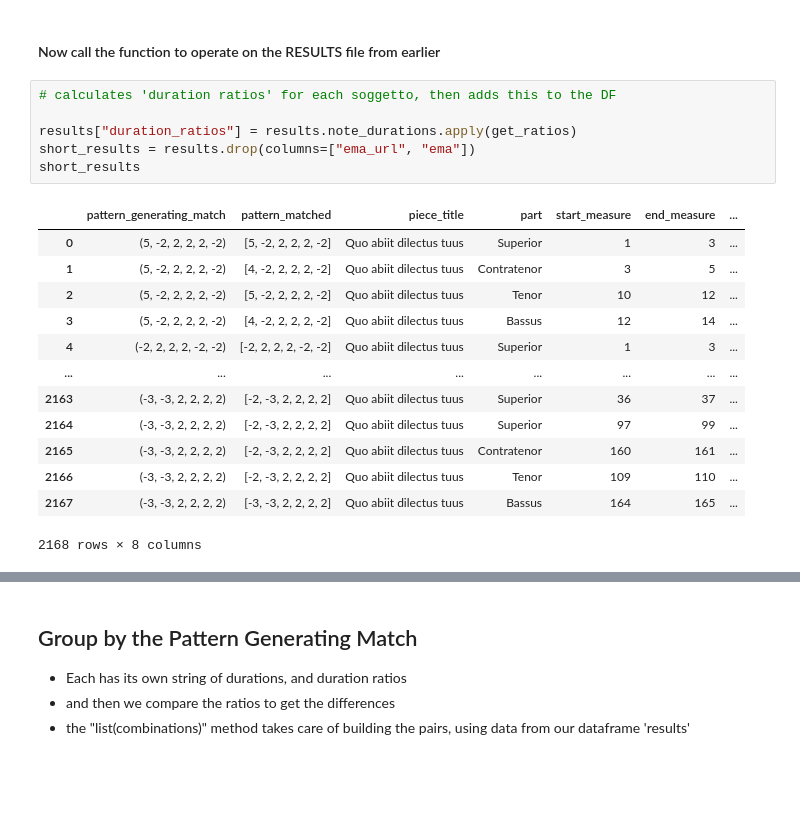
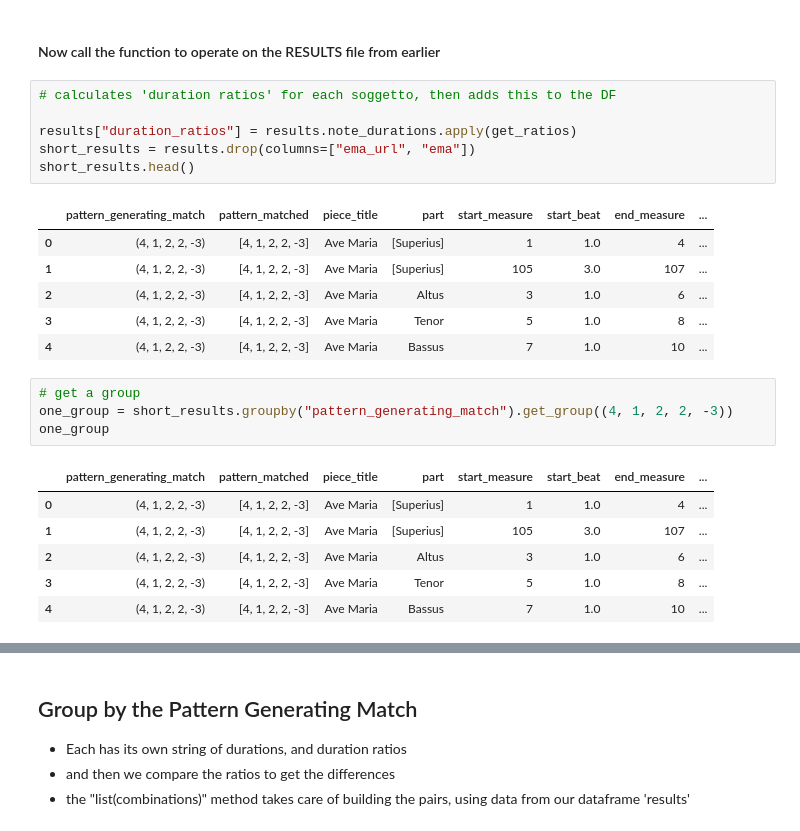
Before and after one commit to RichardFreedman/CRIM-notebooks, a Jupyter notebook: CRIM/CRIM_intervals_nb_1_8_21_dev.ipynb, the cells around one changed output, grey strips where cells are left out. Saved outputs shown, nothing was run; the diff lists cells and outputs as text; blank space fills up the shorter version.

```diff
--- a/CRIM/CRIM_intervals_nb_1_8_21_dev.ipynb
+++ b/CRIM/CRIM_intervals_nb_1_8_21_dev.ipynb
@@ -402,20 +457,24 @@ def get_ratios(input_list):
 # %%
 # calculates 'duration ratios' for each soggetto, then adds this to the DF
 
 results["duration_ratios"] = results.note_durations.apply(get_ratios)
 short_results = results.drop(columns=["ema_url", "ema"])
-short_results
+short_results.head()
 # %% [output]
-|  | pattern_generating_match | pattern_matched | piece_title | part | start_measure | end_measure | ... |
-| 0 | (5, -2, 2, 2, 2, -2) | [5, -2, 2, 2, 2, -2] | Quo abiit dilectus tuus | Superior | 1 | 3 | ... |
-| 1 | (5, -2, 2, 2, 2, -2) | [4, -2, 2, 2, 2, -2] | Quo abiit dilectus tuus | Contratenor | 3 | 5 | ... |
-| 2 | (5, -2, 2, 2, 2, -2) | [5, -2, 2, 2, 2, -2] | Quo abiit dilectus tuus | Tenor | 10 | 12 | ... |
-| 3 | (5, -2, 2, 2, 2, -2) | [4, -2, 2, 2, 2, -2] | Quo abiit dilectus tuus | Bassus | 12 | 14 | ... |
-| 4 | (-2, 2, 2, 2, -2, -2) | [-2, 2, 2, 2, -2, -2] | Quo abiit dilectus tuus | Superior | 1 | 3 | ... |
-| ... | ... | ... | ... | ... | ... | ... | ... |
-| 2163 | (-3, -3, 2, 2, 2, 2) | [-2, -3, 2, 2, 2, 2] | Quo abiit dilectus tuus | Superior | 36 | 37 | ... |
-| 2164 | (-3, -3, 2, 2, 2, 2) | [-2, -3, 2, 2, 2, 2] | Quo abiit dilectus tuus | Superior | 97 | 99 | ... |
-| 2165 | (-3, -3, 2, 2, 2, 2) | [-2, -3, 2, 2, 2, 2] | Quo abiit dilectus tuus | Contratenor | 160 | 161 | ... |
-| 2166 | (-3, -3, 2, 2, 2, 2) | [-2, -3, 2, 2, 2, 2] | Quo abiit dilectus tuus | Tenor | 109 | 110 | ... |
-| 2167 | (-3, -3, 2, 2, 2, 2) | [-3, -3, 2, 2, 2, 2] | Quo abiit dilectus tuus | Bassus | 164 | 165 | ... |
+|  | pattern_generating_match | pattern_matched | piece_title | part | start_measure | start_beat | end_measure | ... |
+| 0 | (4, 1, 2, 2, -3) | [4, 1, 2, 2, -3] | Ave Maria | [Superius] | 1 | 1.0 | 4 | ... |
+| 1 | (4, 1, 2, 2, -3) | [4, 1, 2, 2, -3] | Ave Maria | [Superius] | 105 | 3.0 | 107 | ... |
+| 2 | (4, 1, 2, 2, -3) | [4, 1, 2, 2, -3] | Ave Maria | Altus | 3 | 1.0 | 6 | ... |
+| 3 | (4, 1, 2, 2, -3) | [4, 1, 2, 2, -3] | Ave Maria | Tenor | 5 | 1.0 | 8 | ... |
+| 4 | (4, 1, 2, 2, -3) | [4, 1, 2, 2, -3] | Ave Maria | Bassus | 7 | 1.0 | 10 | ... |
-2168 rows × 8 columns
+# %%
+# get a group
+one_group = short_results.groupby("pattern_generating_match").get_group((4, 1, 2, 2, -3))
+one_group
+# %% [output]
+|  | pattern_generating_match | pattern_matched | piece_title | part | start_measure | start_beat | end_measure | ... |
+| 0 | (4, 1, 2, 2, -3) | [4, 1, 2, 2, -3] | Ave Maria | [Superius] | 1 | 1.0 | 4 | ... |
+| 1 | (4, 1, 2, 2, -3) | [4, 1, 2, 2, -3] | Ave Maria | [Superius] | 105 | 3.0 | 107 | ... |
+| 2 | (4, 1, 2, 2, -3) | [4, 1, 2, 2, -3] | Ave Maria | Altus | 3 | 1.0 | 6 | ... |
+| 3 | (4, 1, 2, 2, -3) | [4, 1, 2, 2, -3] | Ave Maria | Tenor | 5 | 1.0 | 8 | ... |
+| 4 | (4, 1, 2, 2, -3) | [4, 1, 2, 2, -3] | Ave Maria | Bassus | 7 | 1.0 | 10 | ... |
```
Also changed, not shown: parts of 68 cells of this notebook, 2 other files.
